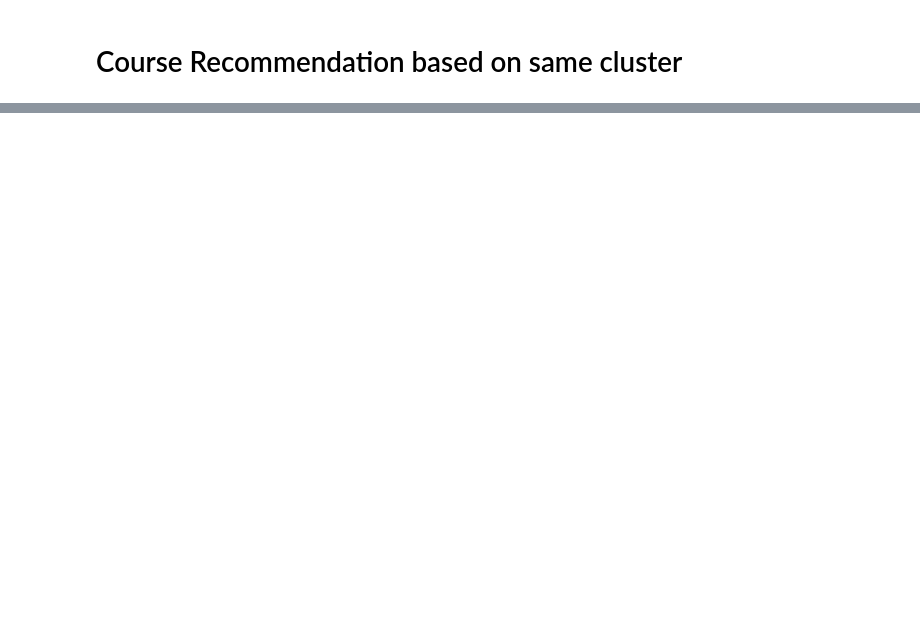
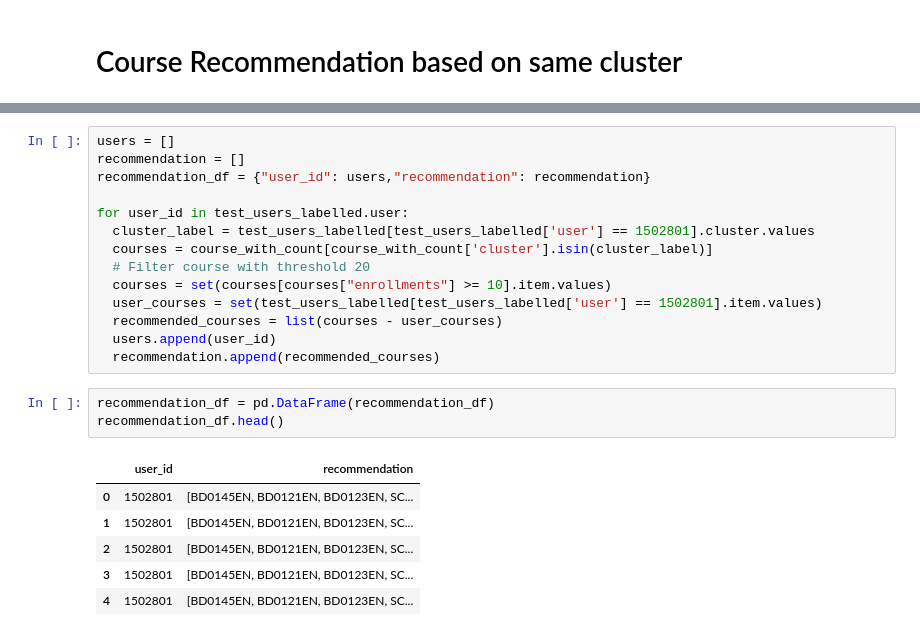
Before and after one commit to Bhandari007/recommendation_system, a Jupyter notebook: clutsering_based_recommendation_system.ipynb, the cells around one changed output, grey strips where cells are left out. Saved outputs shown, nothing was run; the diff lists cells and outputs as text; blank space fills up the shorter version.

Commit message:
recommendation generation completed

```diff
--- a/clutsering_based_recommendation_system.ipynb
+++ b/clutsering_based_recommendation_system.ipynb
@@ -347,0 +403,24 @@ final_cluster_df.head()
+# %%
+users = []
+recommendation = []
+recommendation_df = {"user_id": users,"recommendation": recommendation}
+
+for user_id in test_users_labelled.user:
+  cluster_label = test_users_labelled[test_users_labelled['user'] == 1502801].cluster.values
+  courses = course_with_count[course_with_count['cluster'].isin(cluster_label)]
+  # Filter course with threshold 20
+  courses = set(courses[courses["enrollments"] >= 10].item.values)
+  user_courses = set(test_users_labelled[test_users_labelled['user'] == 1502801].item.values)
+  recommended_courses = list(courses - user_courses)
+  users.append(user_id)
+  recommendation.append(recommended_courses)
+# %%
+recommendation_df = pd.DataFrame(recommendation_df)
+recommendation_df.head()
+# %% [output]
+|  | user_id | recommendation |
+| 0 | 1502801 | [BD0145EN, BD0121EN, BD0123EN, SC... |
+| 1 | 1502801 | [BD0145EN, BD0121EN, BD0123EN, SC... |
+| 2 | 1502801 | [BD0145EN, BD0121EN, BD0123EN, SC... |
+| 3 | 1502801 | [BD0145EN, BD0121EN, BD0123EN, SC... |
+| 4 | 1502801 | [BD0145EN, BD0121EN, BD0123EN, SC... |
```
Also changed, not shown: parts of 9 cells of this notebook.
